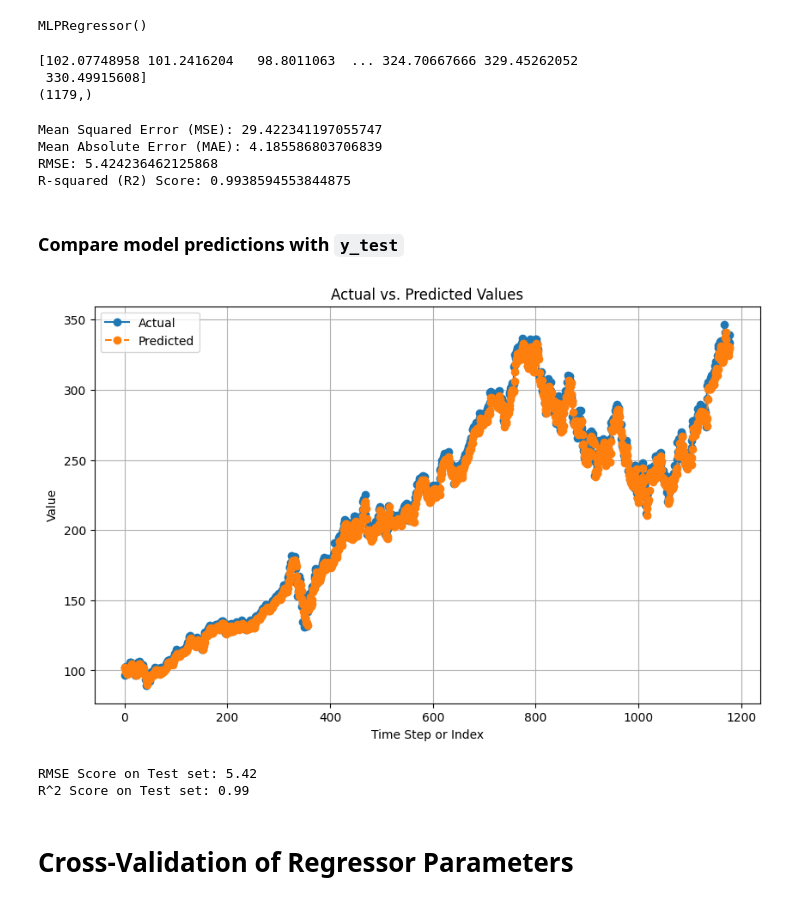
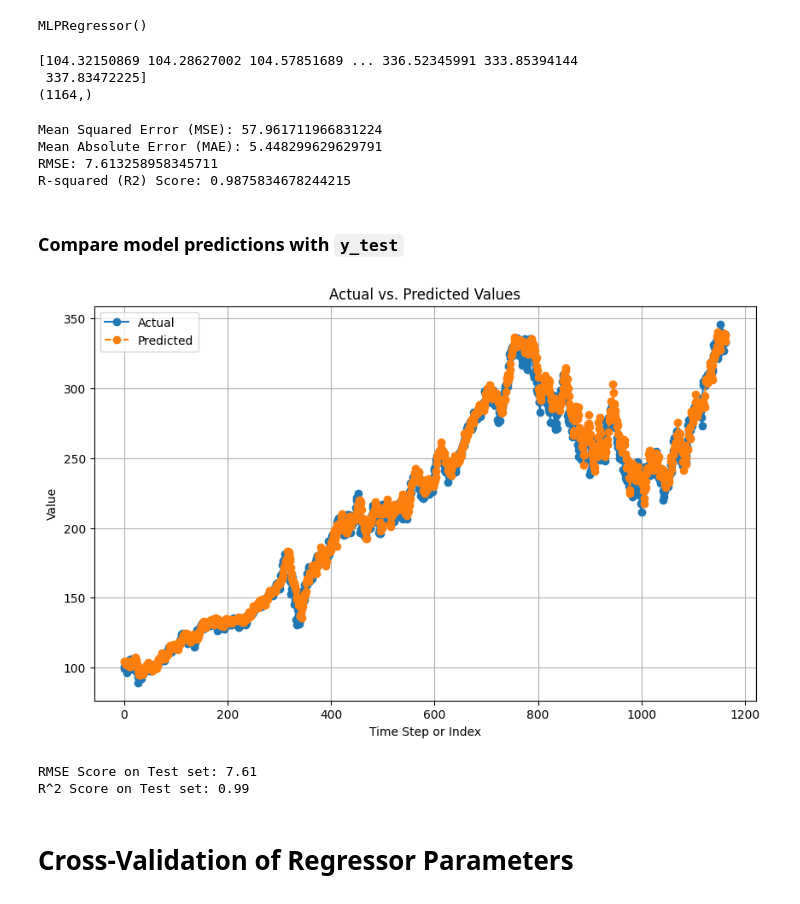
Before and after one commit to laura1machado1delostoyos/MSFTPricePrediction, a Jupyter notebook: MSFT_Price_Prediction_MLPRegressor.ipynb, the cells around one changed output. Saved outputs shown, nothing was run; the diff lists cells and outputs as text; code cells hidden in the pictures.

```diff
--- a/MSFT_Price_Prediction_MLPRegressor.ipynb
+++ b/MSFT_Price_Prediction_MLPRegressor.ipynb
@@ -135,7 +152,7 @@ input_sequences = []
 output_sequences = []
 # %%
 # Define the sequence length (12 for input, 13 for output)
-sequence_length = 12
+sequence_length = 91
 # %%
 # Iterate through the data to create sequences
 for i in range(len(df['Price']) - sequence_length - 1): #Iterate through the first 5899 rowss and leave the last 13 rows alone
@@ -196,73 +213,73 @@ y_test has shape  (1179,)  and its data is [102.20989227  96.7448349  102.399002
 # %%
 from sklearn.neural_network import MLPRegressor
 # %%
-model = MLPRegressor()
+model1 = MLPRegressor()
 # %%
-model.fit(X_train, y_train)
+model1.fit(X_train, y_train)
 # %% [output]
 MLPRegressor()
 # %%
-y_pred = model.predict(X_test)
+y_pred1 = model1.predict(X_test)
 # %%
-print(y_pred)
-print(y_pred.shape)
+print(y_pred1)
+print(y_pred1.shape)
 # %% [output]
-[102.07748958 101.2416204   98.8011063  ... 324.70667666 329.45262052
- 330.49915608]
-(1179,)
+[104.32150869 104.28627002 104.57851689 ... 336.52345991 333.85394144
+ 337.83472225]
+(1164,)
 # %%
 from sklearn.metrics import mean_squared_error, mean_absolute_error, r2_score
 
 # Calculate Mean Squared Error (MSE)
-mse = mean_squared_error(y_test, y_pred)
+mse_1 = mean_squared_error(y_test, y_pred1)
 
 # Calculate Mean Absolute Error (MAE)
-mae = mean_absolute_error(y_test, y_pred)
+mae_1 = mean_absolute_error(y_test, y_pred1)
 
 # Calculate RMSE
-rmse = np.sqrt(mse)
+rmse_1 = np.sqrt(mse_1)
 
 # Calculate R-squared (R2) score
-r2 = r2_score(y_test, y_pred)
+r2_1 = r2_score(y_test, y_pred1)
 
 # Print the results
-print(f"Mean Squared Error (MSE): {mse}")
-print(f"Mean Absolute Error (MAE): {mae}")
-print(f"RMSE: {rmse}")
-print(f"R-squared (R2) Score: {r2}")
+print(f"Mean Squared Error (MSE): {mse_1}")
+print(f"Mean Absolute Error (MAE): {mae_1}")
+print(f"RMSE: {rmse_1}")
+print(f"R-squared (R2) Score: {r2_1}")
 # %% [output]
-Mean Squared Error (MSE): 29.422341197055747
-Mean Absolute Error (MAE): 4.185586803706839
-RMSE: 5.424236462125868
-R-squared (R2) Score: 0.9938594553844875
+Mean Squared Error (MSE): 57.961711966831224
+Mean Absolute Error (MAE): 5.448299629629791
+RMSE: 7.613258958345711
+R-squared (R2) Score: 0.9875834678244215
 # %% [markdown]
 ### Compare model predictions with `y_test`
 # %%
 # Create an array for the x-axis (indices or time steps)
 x = np.arange(len(y_test))
 
 # Create a line plot for y_pred and y_test
 plt.figure(figsize=(10, 6))  # Adjust the figure size as needed
 plt.plot(x, y_test, label='Actual', marker='o', linestyle='-')
-plt.plot(x, y_pred, label='Predicted', marker='o', linestyle='--')
+plt.plot(x, y_pred1, label='Predicted', marker='o', linestyle='--')
 
 # Add labels and a legend
 plt.xlabel('Time Step or Index')
 plt.ylabel('Value')
 plt.legend()
 
 # Show the plot
 plt.title('Actual vs. Predicted Values')
 plt.grid(True)
 plt.show()
 # %% [output]
-[figure, old version]
+[figure, new version]
 # %%
-score = np.sqrt(mean_squared_error(y_test, y_pred))
+score = np.sqrt(mean_squared_error(y_test, y_pred1))
 print(f'RMSE Score on Test set: {score:0.2f}')
-print(f'R^2 Score on Test set: {r2:0.2f}')
+print(f'R^2 Score on Test set: {r2_1:0.2f}')
 # %% [output]
-RMSE Score on Test set: 5.42
+RMSE Score on Test set: 7.61
 R^2 Score on Test set: 0.99
 # %% [markdown]
 # Cross-Validation of Regressor Parameters
```
Also changed, not shown: parts of 27 cells of this notebook.
